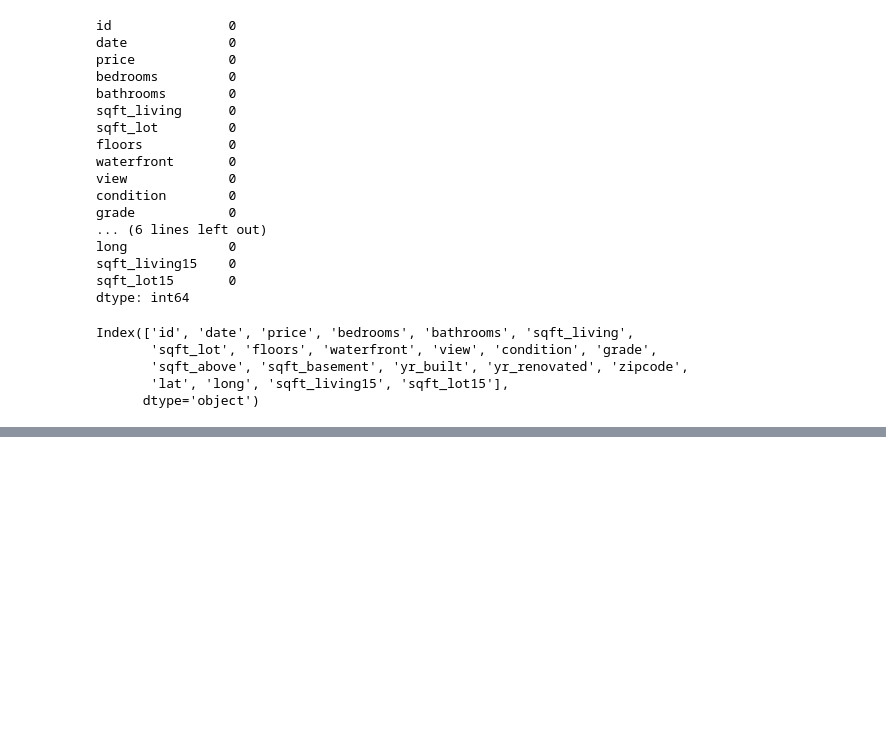
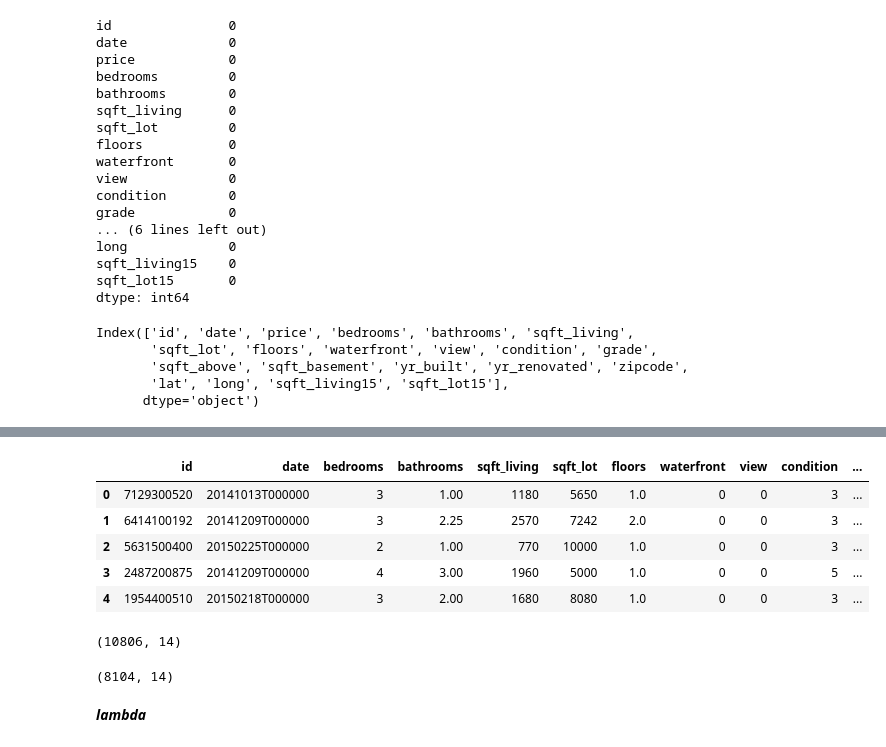
Before and after one commit to ZahraMoeini/Regression, a Jupyter notebook: lasso.ipynb, the cells around one changed output, grey strips where cells are left out. Saved outputs shown, nothing was run; the diff lists cells and outputs as text; code cells hidden in the pictures; blank space fills up the shorter version.

```diff
--- a/lasso.ipynb
+++ b/lasso.ipynb
@@ -66,4 +67,12 @@ g=sns.heatmap(hm,annot=True,annot_kws={'size':10})
 # %%
 y=data['price']
 X=data
 X=X.drop(['price'],axis=1)
+X.head()
+# %% [output]
+|  | id | date | bedrooms | bathrooms | sqft_living | sqft_lot | floors | waterfront | view | condition | ... |
+| 0 | 7129300520 | 20141013T000000 | 3 | 1.00 | 1180 | 5650 | 1.0 | 0 | 0 | 3 | ... |
+| 1 | 6414100192 | 20141209T000000 | 3 | 2.25 | 2570 | 7242 | 2.0 | 0 | 0 | 3 | ... |
+| 2 | 5631500400 | 20150225T000000 | 2 | 1.00 | 770 | 10000 | 1.0 | 0 | 0 | 3 | ... |
+| 3 | 2487200875 | 20141209T000000 | 4 | 3.00 | 1960 | 5000 | 1.0 | 0 | 0 | 5 | ... |
+| 4 | 1954400510 | 20150218T000000 | 3 | 2.00 | 1680 | 8080 | 1.0 | 0 | 0 | 3 | ... |
@@ -69,0 +82,12 @@ X=X.drop(['price'],axis=1)
+# %%
+X_train_val, X_test , y_train_val, y_test = train_test_split(H, y, test_size=0.5, random_state=1)
+X_train_val.shape
+# %% [output]
+(10806, 14)
+# %%
+X_train, X_val , y_train, y_val = train_test_split(X_train_val, y_train_val, test_size=0.25, random_state=1)
+X_train.shape
+# %% [output]
+(8104, 14)
+# %% [markdown]
+***lambda***
```
Also changed, not shown: parts of 12 cells of this notebook.
